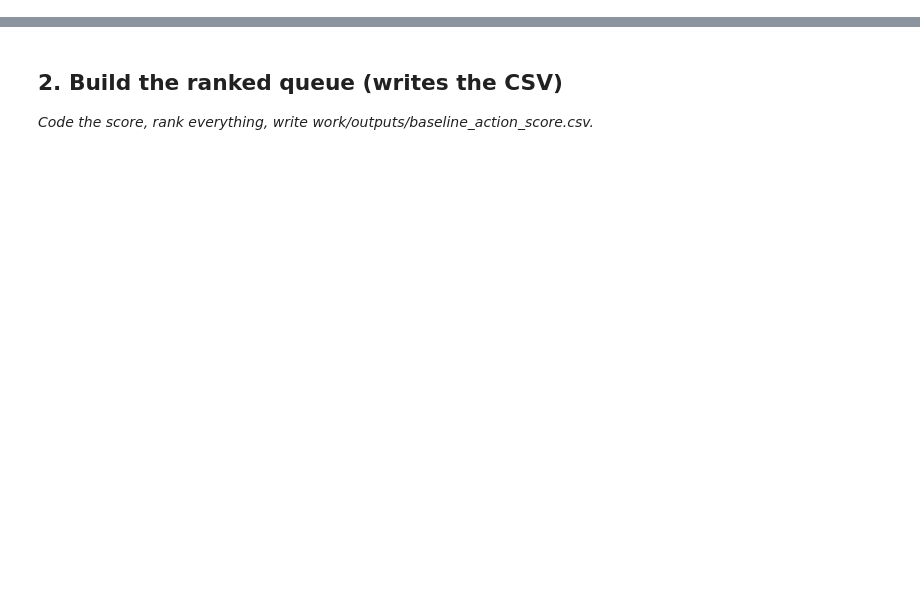
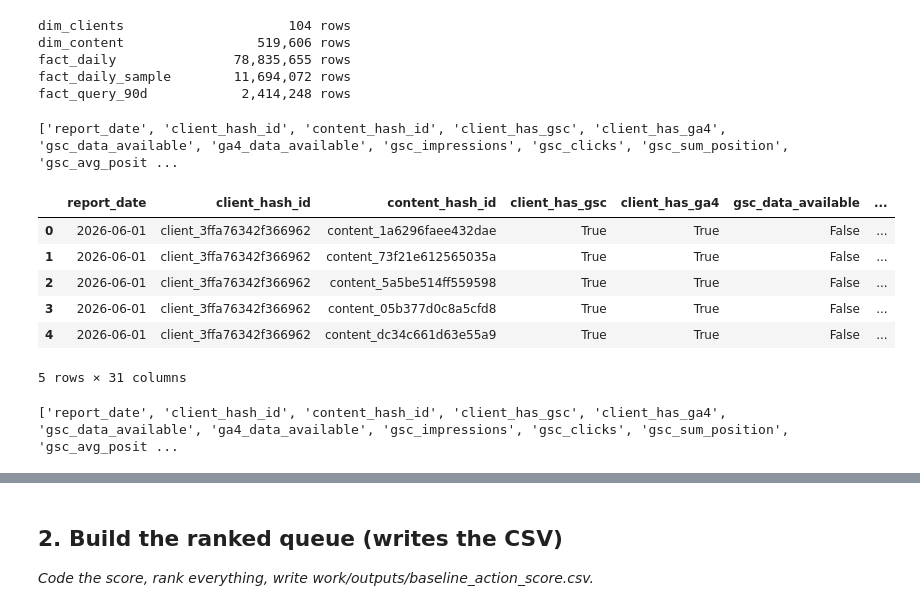
Before and after one commit to Soha-Waseem/FlyRank_ML_Week1, a Jupyter notebook: work/notebooks/w04_baseline_score.ipynb, the cells around one changed output, grey strips where cells are left out. Cells and saved outputs as stored; diff of their text form; code cells hidden in the pictures; blank space fills up the shorter version.

```diff
--- a/work/notebooks/w04_baseline_score.ipynb
+++ b/work/notebooks/w04_baseline_score.ipynb
@@ -8,0 +28,48 @@ This skeleton is yours to fill. Work the sections **in order** — each one has
+# %%
+import duckdb
+
+con = duckdb.connect()
+con.execute(f"CREATE OR REPLACE SECRET hf (TYPE huggingface, TOKEN '{HF_TOKEN}')")
+
+REL = 'hf://datasets/FlyRank/internship-warehouse'
+TABLES = {
+    'dim_clients':                f"read_parquet('{REL}/dim_clients.parquet')",
+    'dim_content':                f"read_parquet('{REL}/dim_content.parquet')",
+    'fact_daily':                 f"read_parquet('{REL}/fact_content_daily_performance/**/*.parquet')",
+    'fact_daily_sample':          f"read_parquet('{REL}/fact_content_daily_performance_sample.parquet')",
+    'fact_query_90d':             f"read_parquet('{REL}/fact_content_query_90d.parquet')",
+}
+
+for name, src in TABLES.items():
+    n = con.sql(f'SELECT COUNT(*) FROM {src}').fetchone()[0]
+    print(f'{name:22} {n:>12,} rows')
+# %% [output]
+dim_clients                     104 rows
+dim_content                 519,606 rows
+fact_daily               78,835,655 rows
+fact_daily_sample        11,694,072 rows
+fact_query_90d            2,414,248 rows
+# %%
+df = con.sql(f"""
+SELECT *
+FROM {TABLES['fact_daily_sample']}
+LIMIT 100000
+""").df()
+
+print(df.columns.tolist())
+# %% [output]
+['report_date', 'client_hash_id', 'content_hash_id', 'client_has_gsc', 'client_has_ga4', 'gsc_data_available', 'ga4_data_available', 'gsc_impressions', 'gsc_clicks', 'gsc_sum_position', 'gsc_avg_posit ...
+# %%
+df.head()
+# %% [output]
+|  | report_date | client_hash_id | content_hash_id | client_has_gsc | client_has_ga4 | gsc_data_available | ... |
+| 0 | 2026-06-01 | client_3ffa76342f366962 | content_1a6296faee432dae | True | True | False | ... |
+| 1 | 2026-06-01 | client_3ffa76342f366962 | content_73f21e612565035a | True | True | False | ... |
+| 2 | 2026-06-01 | client_3ffa76342f366962 | content_5a5be514ff559598 | True | True | False | ... |
+| 3 | 2026-06-01 | client_3ffa76342f366962 | content_05b377d0c8a5cfd8 | True | True | False | ... |
+| 4 | 2026-06-01 | client_3ffa76342f366962 | content_dc34c661d63e55a9 | True | True | False | ... |
+5 rows × 31 columns
+# %%
+print(df.columns.tolist())
+# %% [output]
+['report_date', 'client_hash_id', 'content_hash_id', 'client_has_gsc', 'client_has_ga4', 'gsc_data_available', 'ga4_data_available', 'gsc_impressions', 'gsc_clicks', 'gsc_sum_position', 'gsc_avg_posit ...
```
Also changed, not shown: parts of 17 cells of this notebook.
